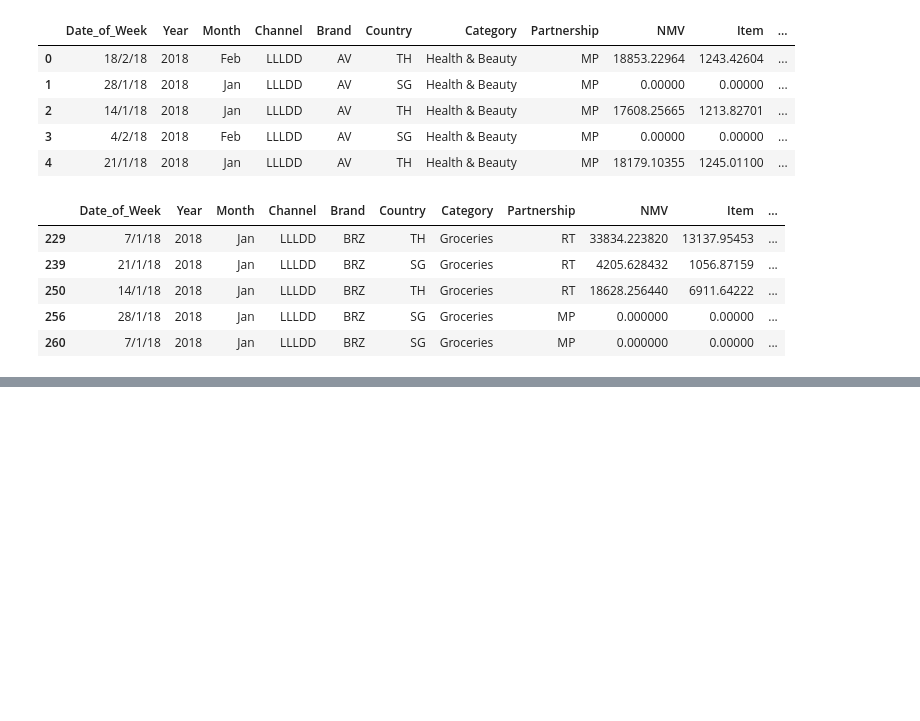
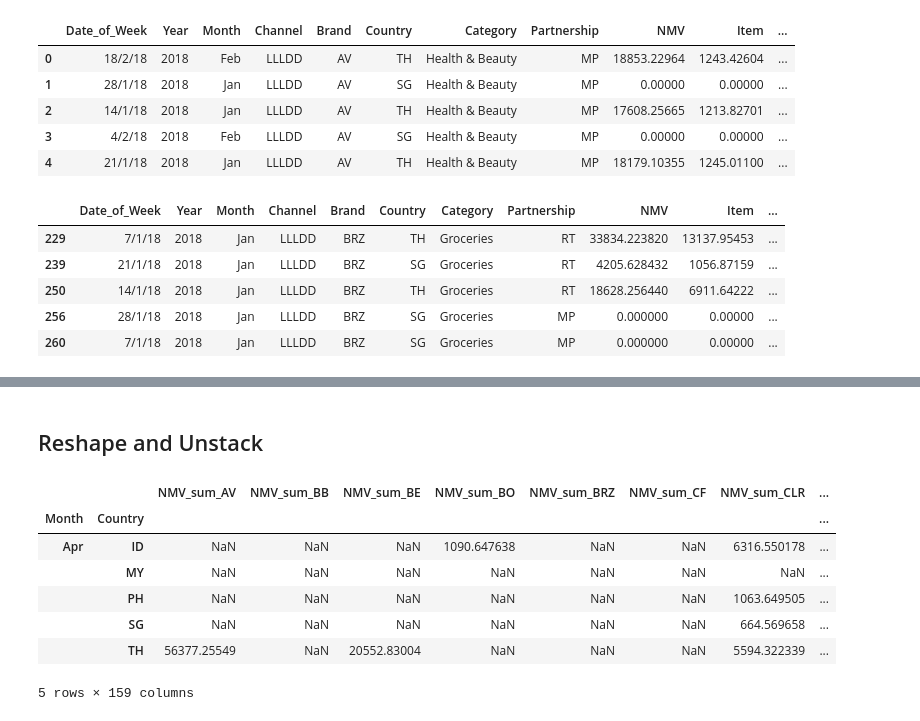
Before and after one commit to khzt2004/Python, a Jupyter notebook: Pandas_Notebook_Reference.ipynb, the cells around one changed output, grey strips where cells are left out. Cells and saved outputs as stored; diff of their text form; code cells hidden in the pictures; blank space fills up the shorter version.

```diff
--- a/Pandas_Notebook_Reference.ipynb
+++ b/Pandas_Notebook_Reference.ipynb
@@ -365,0 +402,3 @@ filter_df[filter_df.Country.str.match("TH|SG") & # or Country.isin(['TH', 'SG'])
+# %%
+cr = filter_df.groupby(['Month', 'Brand', 'Country']).agg({'NMV': ['sum'], 'Item': ['sum'], 'PV': ['sum']})
+cr.head()
@@ -365,0 +414,15 @@ filter_df[filter_df.Country.str.match("TH|SG") & # or Country.isin(['TH', 'SG'])
+# %% [markdown]
+## Reshape and Unstack
+# %%
+cr1 = cr.unstack(1)
+cr1.columns = ['_'.join(tup).rstrip('_') for tup in cr1.columns.values]
+cr1.head()
+# %% [output]
+|  |  | NMV_sum_AV | NMV_sum_BB | NMV_sum_BE | NMV_sum_BO | NMV_sum_BRZ | NMV_sum_CF | NMV_sum_CLR | ... |
+| Month | Country |  |  |  |  |  |  |  | ... |
+| Apr | ID | NaN | NaN | NaN | 1090.647638 | NaN | NaN | 6316.550178 | ... |
+|  | MY | NaN | NaN | NaN | NaN | NaN | NaN | NaN | ... |
+|  | PH | NaN | NaN | NaN | NaN | NaN | NaN | 1063.649505 | ... |
+|  | SG | NaN | NaN | NaN | NaN | NaN | NaN | 664.569658 | ... |
+|  | TH | 56377.25549 | NaN | 20552.83004 | NaN | NaN | NaN | 5594.322339 | ... |
+5 rows × 159 columns
```
Also changed, not shown: parts of 10 cells of this notebook.
